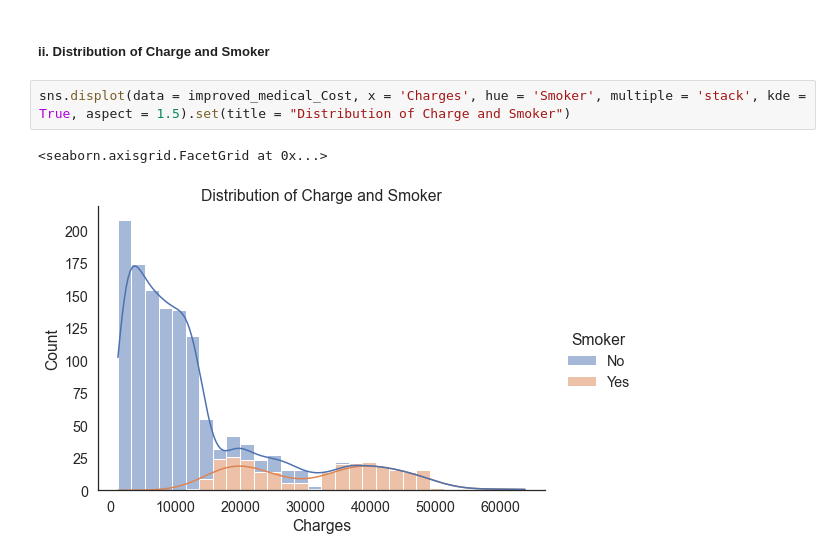
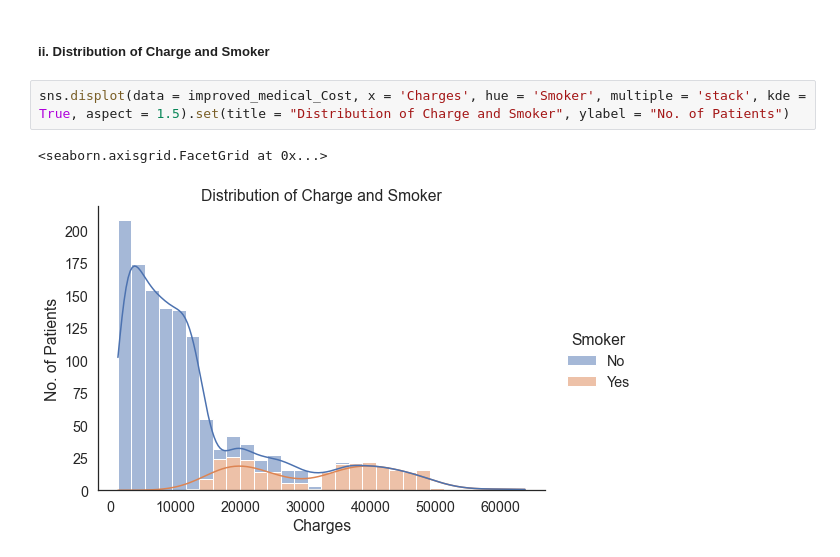
Before and after one commit to data301-2020-winter2/course-project-group_1000, a Jupyter notebook: analysis/Ryan/milestone 2/milestone 2.ipynb, the cells around one changed output. Drawn from its saved outputs; the diff is of its cells as text.

```diff
--- a/analysis/Ryan/milestone 2/milestone 2.ipynb
+++ b/analysis/Ryan/milestone 2/milestone 2.ipynb
@@ -375,7 +375,7 @@ sns.displot(data = improved_medical_Cost, x = 'Age', y = 'Charges', aspect = 1.5
 # %% [markdown]
 ##### ii. Distribution of Charge and Smoker
 # %%
-sns.displot(data = improved_medical_Cost, x = 'Charges', hue = 'Smoker', multiple = 'stack', kde = True, aspect = 1.5).set(title = "Distribution of Charge and Smoker")
+sns.displot(data = improved_medical_Cost, x = 'Charges', hue = 'Smoker', multiple = 'stack', kde = True, aspect = 1.5).set(title = "Distribution of Charge and Smoker", ylabel = "No. of Patients")
 # %% [output]
 <seaborn.axisgrid.FacetGrid at 0x...>
-[figure, old version]
+[figure, new version]
```
Also changed, not shown: parts of 38 cells of this notebook.
